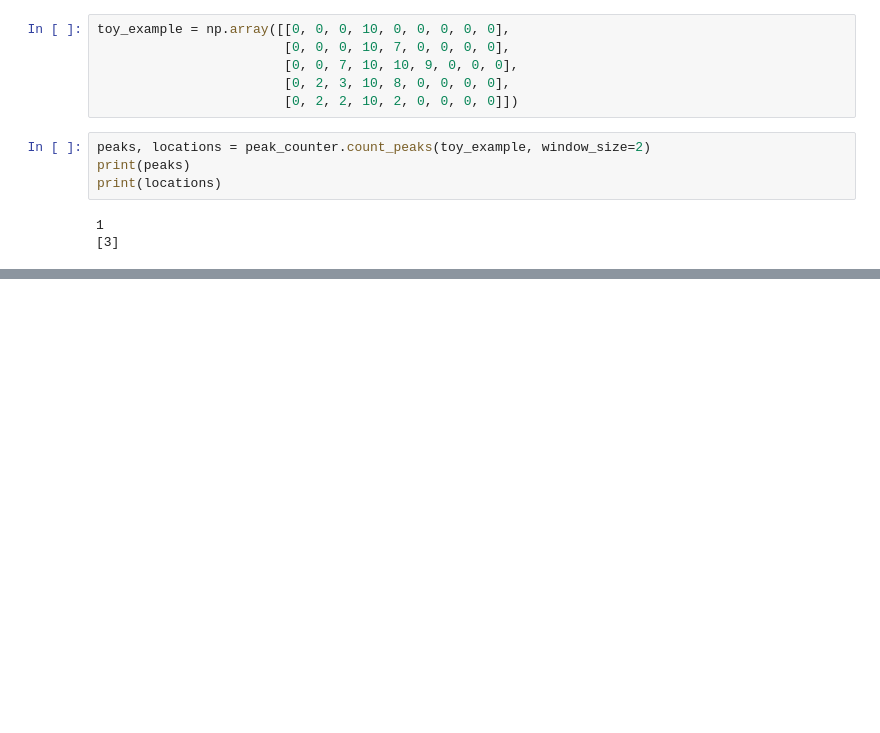
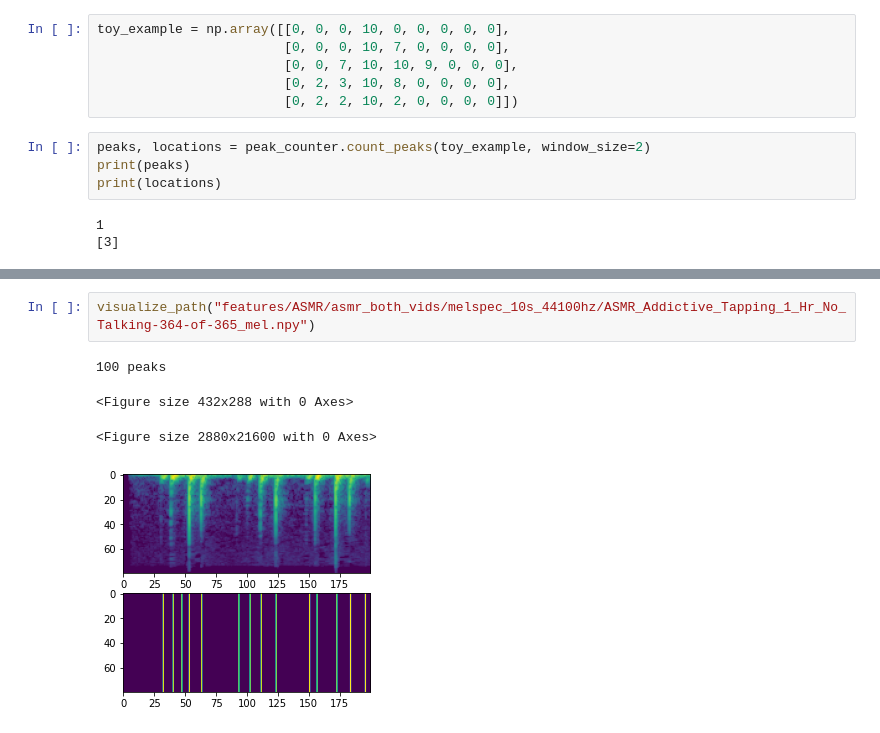
Before and after one commit to jhyau/regnet, a Jupyter notebook: util/peak_counter_visualization.ipynb, the cells around one changed output, grey strips where cells are left out. Drawn from its saved outputs; the diff is of its cells as text; blank space fills up the shorter version.

```diff
--- a/util/peak_counter_visualization.ipynb
+++ b/util/peak_counter_visualization.ipynb
@@ -53,0 +59,7 @@ plt.show()
+# %%
+visualize_path("features/ASMR/asmr_both_vids/melspec_10s_44100hz/ASMR_Addictive_Tapping_1_Hr_No_Talking-364-of-365_mel.npy")
+# %% [output]
+100 peaks
+<Figure size 432x288 with 0 Axes>
+<Figure size 2880x21600 with 0 Axes>
+[figure, added]
```
Also changed, not shown: parts of 7 cells of this notebook, 8 other files.
